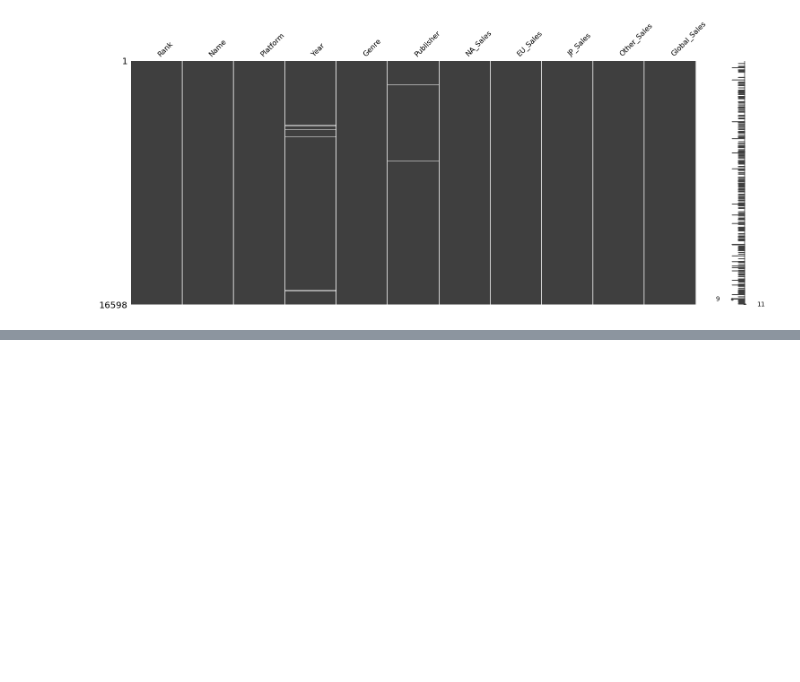
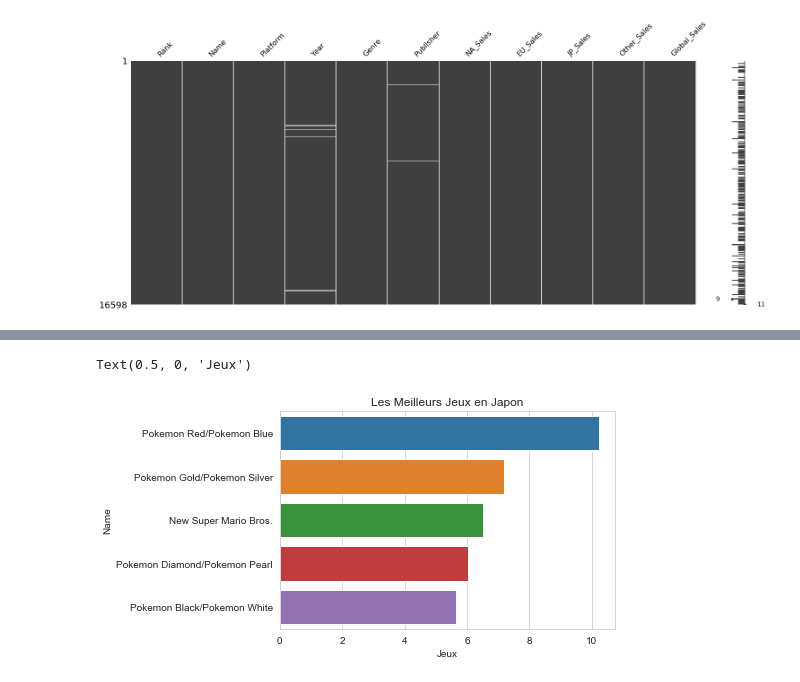
Before and after one commit to stdynv/suivi_projet_data, a Jupyter notebook: projet.ipynb, the cells around one changed output, grey strips where cells are left out. Drawn from its saved outputs; the diff is of its cells as text; code cells hidden in the pictures; blank space fills up the shorter version.

```diff
--- a/projet.ipynb
+++ b/projet.ipynb
@@ -183,0 +220,12 @@ plt.show()
+# %%
+region_JP = pd.DataFrame(df.groupby('Name')[['JP_Sales']].mean().sort_values(by=['JP_Sales'],ascending=False).reset_index())
+region_NA = pd.DataFrame(df.groupby('Name')[['NA_Sales']].mean().sort_values(by=['NA_Sales'],ascending=False).reset_index())
+region_EU = pd.DataFrame(df.groupby('Name')[['EU_Sales']].mean().sort_values(by=['EU_Sales'],ascending=False).reset_index())
+region_OTH = pd.DataFrame(df.groupby('Name')[['Other_Sales']].mean().sort_values(by=['Other_Sales'],ascending=False).reset_index())
+# %%
+ax = sns.barplot(x='JP_Sales', y='Name', data=region_JP[:5])
+ax.set_title('Les Meilleurs Jeux en Japon')
+ax.set_xlabel('Jeux')
+# %% [output]
+Text(0.5, 0, 'Jeux')
+[figure, added]
```
Also changed, not shown: parts of 45 cells of this notebook.
